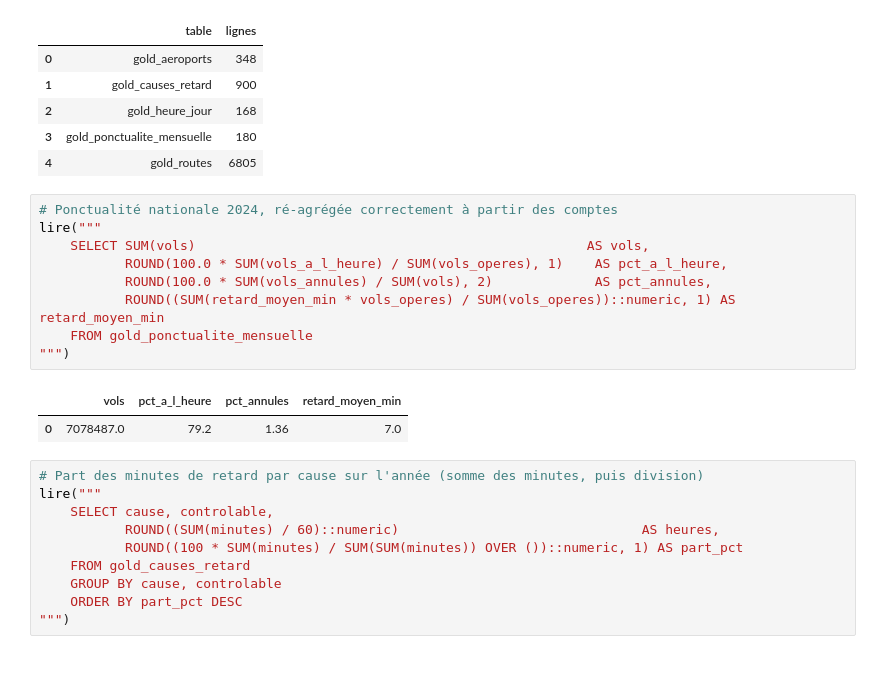
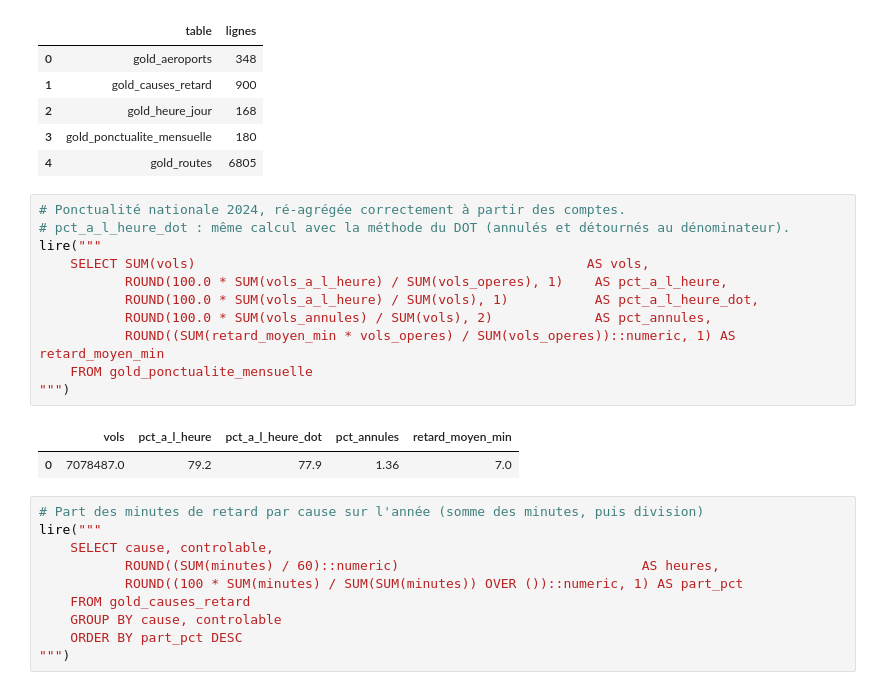
Before and after one commit to RayaneMkr/DataViz_Sami_Rayane, a Jupyter notebook: notebooks/03_gold.ipynb, the cells around one changed output. Drawn from its saved outputs; the diff is of its cells as text.

```diff
--- a/notebooks/03_gold.ipynb
+++ b/notebooks/03_gold.ipynb
@@ -342,17 +352,19 @@ pd.DataFrame({"table": tables,
 | 3 | gold_ponctualite_mensuelle | 180 |
 | 4 | gold_routes | 6805 |
 # %%
-# Ponctualité nationale 2024, ré-agrégée correctement à partir des comptes
+# Ponctualité nationale 2024, ré-agrégée correctement à partir des comptes.
+# pct_a_l_heure_dot : même calcul avec la méthode du DOT (annulés et détournés au dénominateur).
 lire("""
     SELECT SUM(vols)                                                  AS vols,
            ROUND(100.0 * SUM(vols_a_l_heure) / SUM(vols_operes), 1)    AS pct_a_l_heure,
+           ROUND(100.0 * SUM(vols_a_l_heure) / SUM(vols), 1)           AS pct_a_l_heure_dot,
            ROUND(100.0 * SUM(vols_annules) / SUM(vols), 2)             AS pct_annules,
            ROUND((SUM(retard_moyen_min * vols_operes) / SUM(vols_operes))::numeric, 1) AS retard_moyen_min
     FROM gold_ponctualite_mensuelle
 """)
 # %% [output]
-|  | vols | pct_a_l_heure | pct_annules | retard_moyen_min |
-| 0 | 7078487.0 | 79.2 | 1.36 | 7.0 |
+|  | vols | pct_a_l_heure | pct_a_l_heure_dot | pct_annules | retard_moyen_min |
+| 0 | 7078487.0 | 79.2 | 77.9 | 1.36 | 7.0 |
 # %%
 # Part des minutes de retard par cause sur l'année (somme des minutes, puis division)
 lire("""
```
Also changed, not shown: parts of 3 cells of this notebook.
